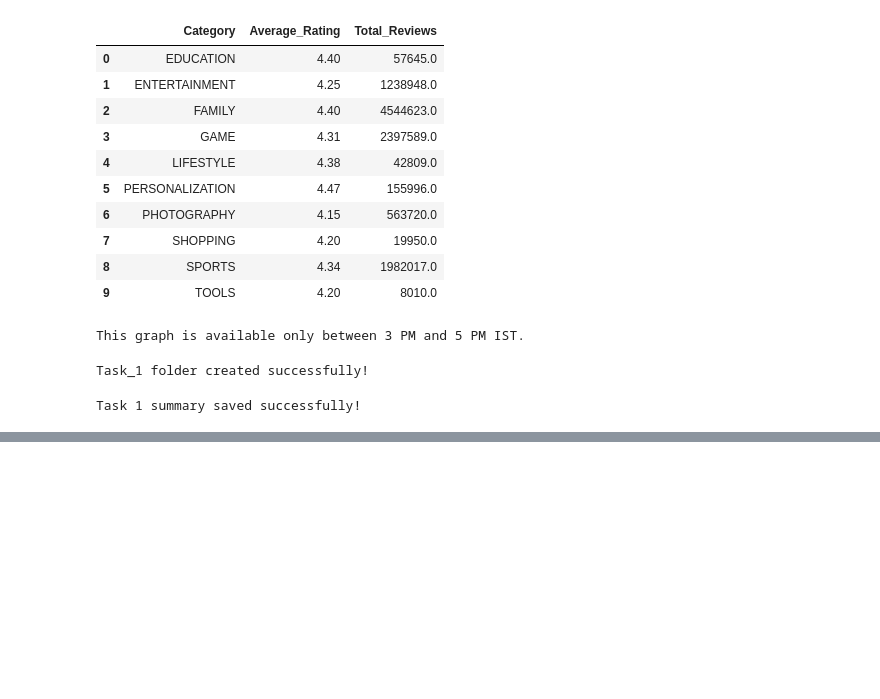
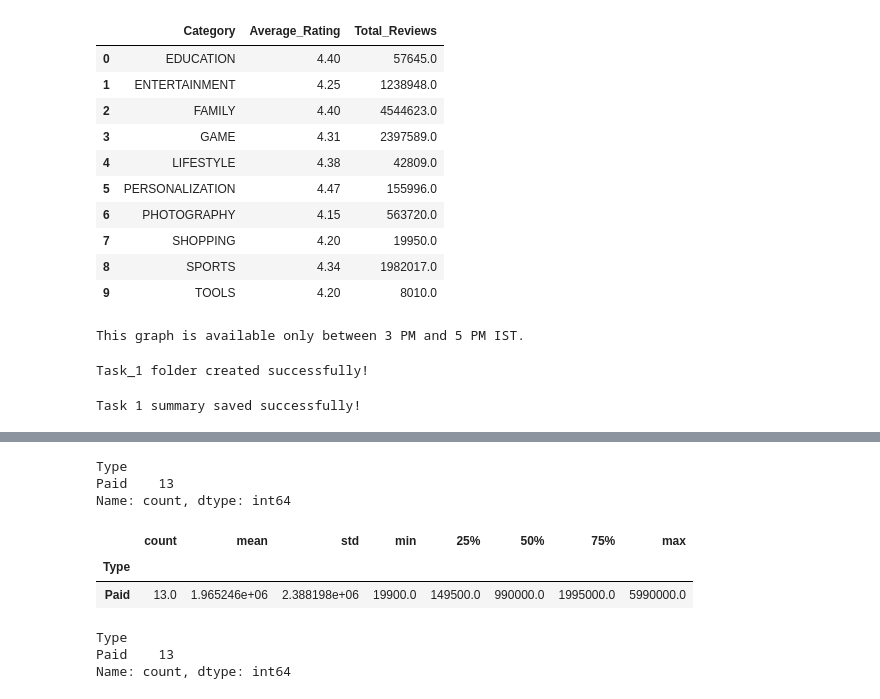
Before and after one commit to prathamesh-1105/Google-Play-Store-Analytics, a Jupyter notebook: notebooks/Google_Play_Store_Analytics.ipynb, the cells around one changed output, grey strips where cells are left out. Saved outputs shown, nothing was run; the diff lists cells and outputs as text; code cells hidden in the pictures; blank space fills up the shorter version.

```diff
--- a/notebooks/Google_Play_Store_Analytics.ipynb
+++ b/notebooks/Google_Play_Store_Analytics.ipynb
@@ -647,0 +918,20 @@ print("✅ Task 2 chart saved successfully!")
+# %%
+task3_df["Type"].value_counts()
+# %% [output]
+Type
+Paid    13
+Name: count, dtype: int64
+# %%
+task3_df.groupby("Type")["Revenue"].describe()
+# %% [output]
+|  | count | mean | std | min | 25% | 50% | 75% | max |
+| Type |  |  |  |  |  |  |  |  |
+| Paid | 13.0 | 1.965246e+06 | 2.388198e+06 | 19900.0 | 149500.0 | 990000.0 | 1995000.0 | 5990000.0 |
+# %%
+task3_before_revenue = task3_df.copy()
+
+task3_before_revenue["Type"].value_counts()
+# %% [output]
+Type
+Paid    13
+Name: count, dtype: int64
```
Also changed, not shown: parts of 59 cells of this notebook, 6 other files.
